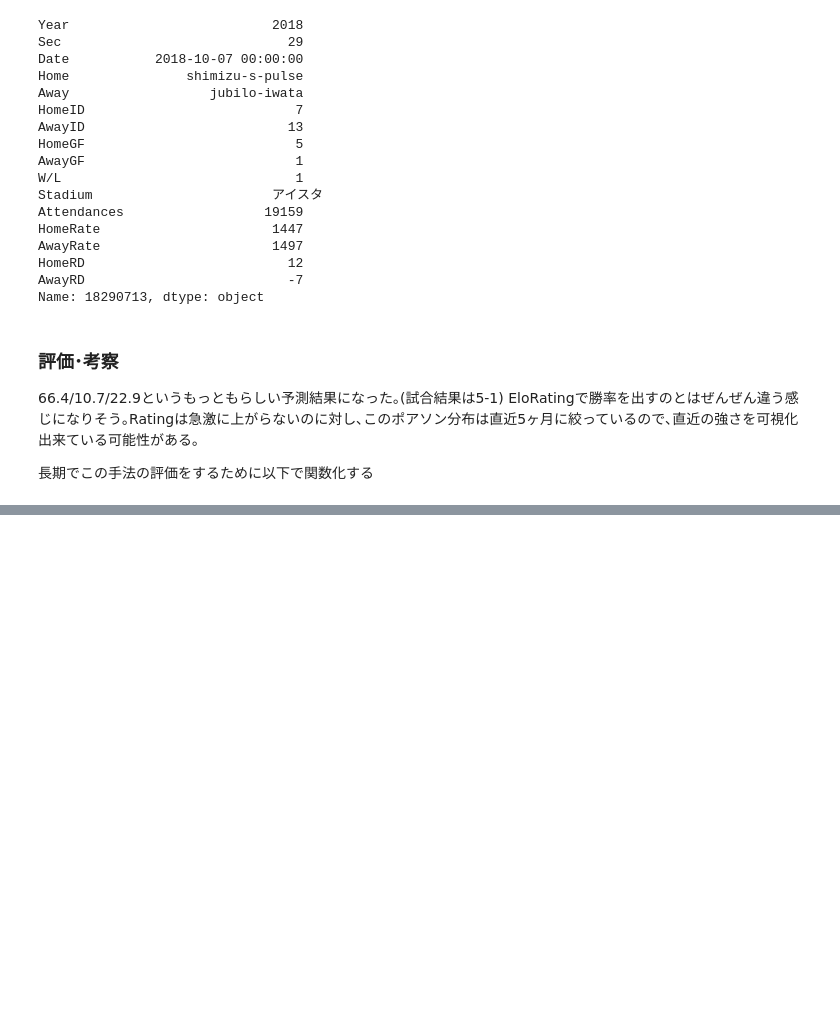
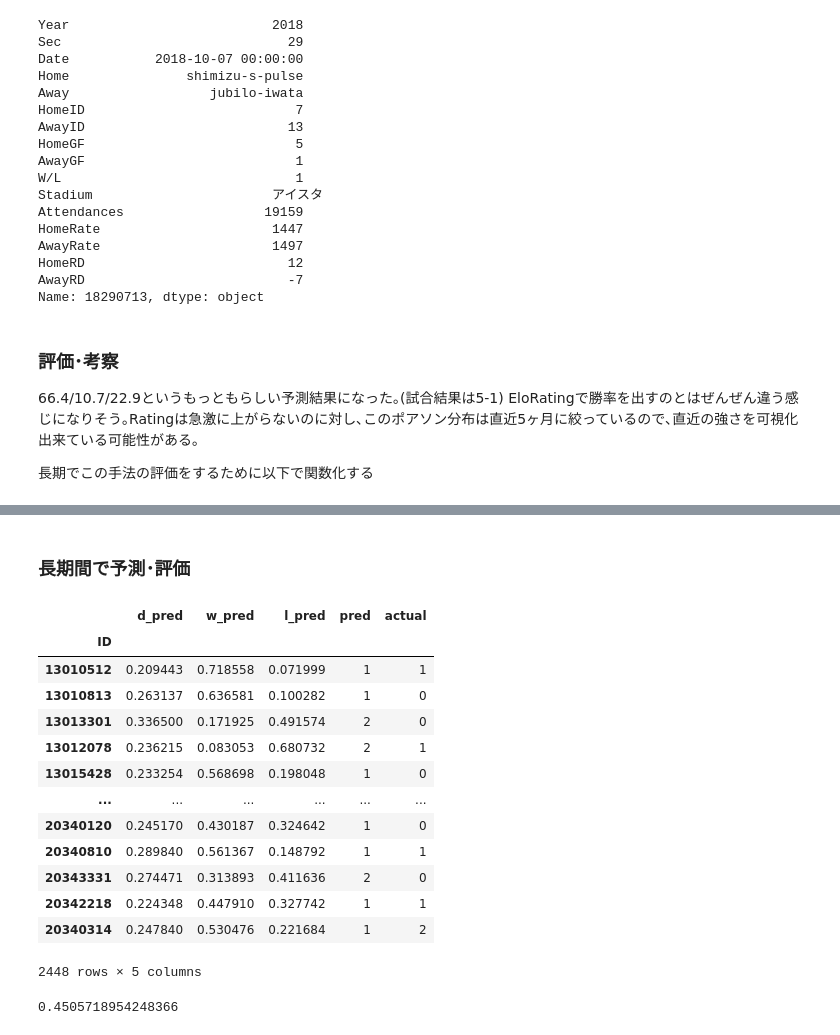
Before and after one commit to dovicie/jleague-result-prediction, a Jupyter notebook: prediction_with_poisson_distribution.ipynb, the cells around one changed output, grey strips where cells are left out. Cells and saved outputs as stored; diff of their text form; code cells hidden in the pictures; blank space fills up the shorter version.

Commit message:
[predict]ポアソン分布での勝敗予測･toto予測

```diff
--- a/prediction_with_poisson_distribution.ipynb
+++ b/prediction_with_poisson_distribution.ipynb
@@ -425,0 +363,54 @@ win 80.05% loss 6.88% draw 13.06%
+# %% [markdown]
+### 長期間で予測･評価
+# %%
+d_preds = []
+w_preds = []
+l_preds = []
+wl_preds = []
+wl_actuals = []
+
+for index, row in df_allmatch[df_allmatch["Year"] >= 2013].iterrows():
+    d_pred = predict_with_poisson(index)[0]
+    w_pred = predict_with_poisson(index)[1]
+    l_pred = predict_with_poisson(index)[2]
+
+    d_preds.append(d_pred)
+    w_preds.append(w_pred)
+    l_preds.append(l_pred)
+
+    if max(predict_with_poisson(index)) == w_pred:
+        wl_preds.append(1)
+    elif max(predict_with_poisson(index)) == l_pred:
+        wl_preds.append(2)
+    else:
+        wl_preds.append(0)
+
+    wl_actuals.append(row["W/L"])
+# %%
+df_pred = pd.DataFrame(index=df_allmatch[df_allmatch["Year"] >= 2013].index)
+df_pred.insert(0,"d_pred",d_preds)
+df_pred.insert(1,"w_pred",w_preds)
+df_pred.insert(2,"l_pred",l_preds)
+df_pred.insert(3,"pred", wl_preds)
+df_pred.insert(4,"actual", wl_actuals)
+# %%
+df_pred
+# %% [output]
+|  | d_pred | w_pred | l_pred | pred | actual |
+| ID |  |  |  |  |  |
+| 13010512 | 0.209443 | 0.718558 | 0.071999 | 1 | 1 |
+| 13010813 | 0.263137 | 0.636581 | 0.100282 | 1 | 0 |
+| 13013301 | 0.336500 | 0.171925 | 0.491574 | 2 | 0 |
+| 13012078 | 0.236215 | 0.083053 | 0.680732 | 2 | 1 |
+| 13015428 | 0.233254 | 0.568698 | 0.198048 | 1 | 0 |
+| ... | ... | ... | ... | ... | ... |
+| 20340120 | 0.245170 | 0.430187 | 0.324642 | 1 | 0 |
+| 20340810 | 0.289840 | 0.561367 | 0.148792 | 1 | 1 |
+| 20343331 | 0.274471 | 0.313893 | 0.411636 | 2 | 0 |
+| 20342218 | 0.224348 | 0.447910 | 0.327742 | 1 | 1 |
+| 20340314 | 0.247840 | 0.530476 | 0.221684 | 1 | 2 |
+2448 rows × 5 columns
+# %%
+len(df_pred[df_pred["pred"]==df_pred["actual"]]) / len(df_pred)
+# %% [output]
+0.4505718954248366
```
Also changed, not shown: parts of 13 cells of this notebook.
